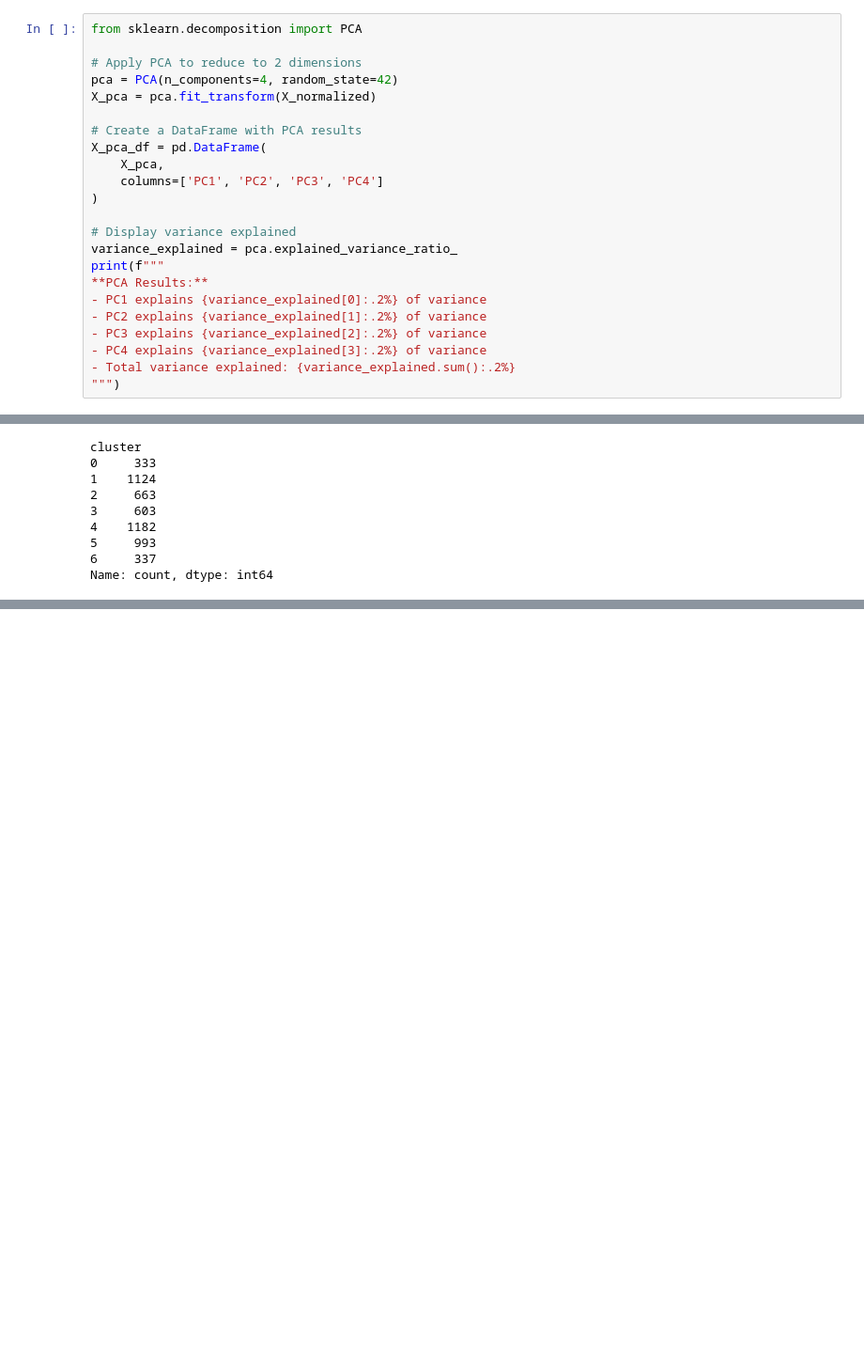
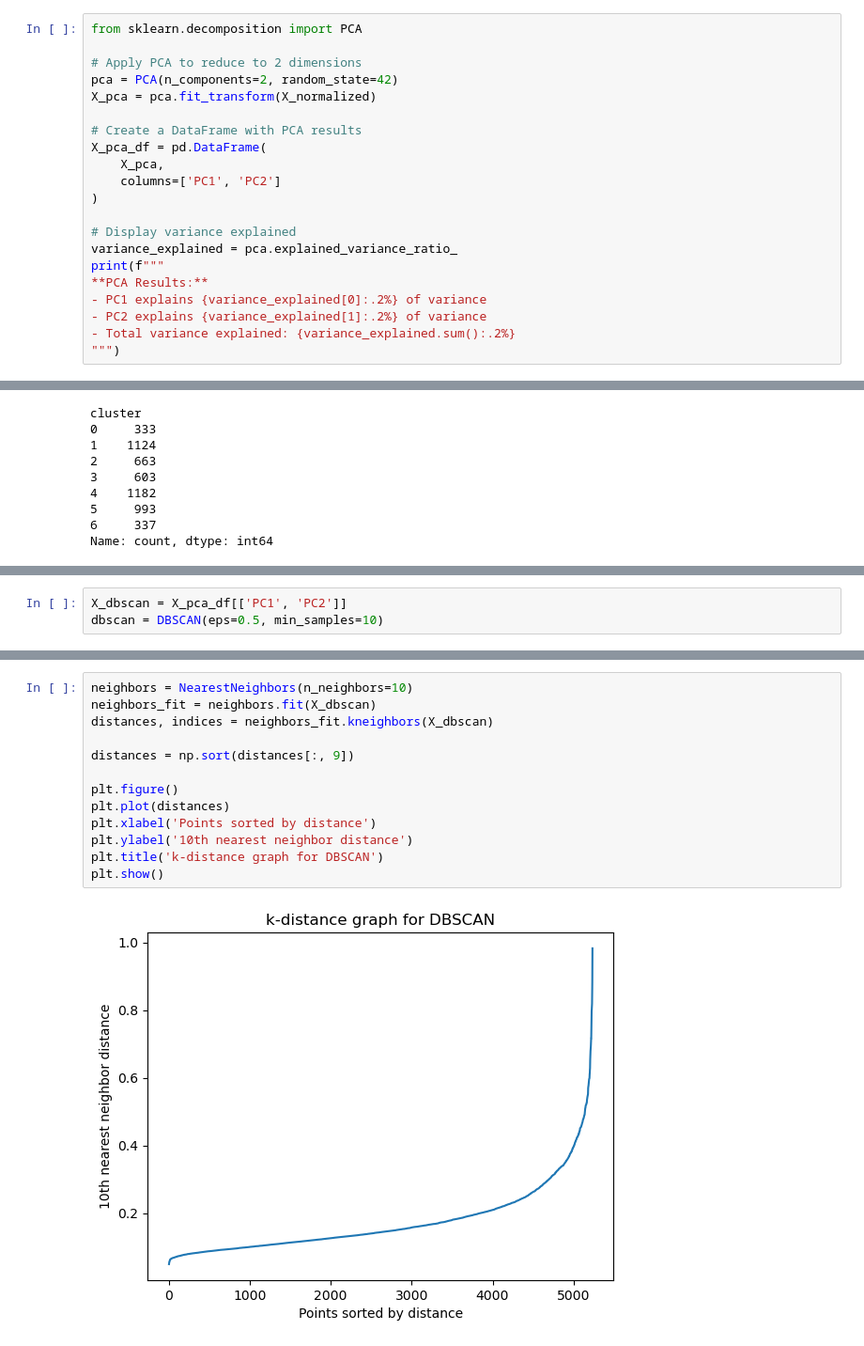
Before and after one commit to Titaniel3/ASDA_2025_Group_1_Portfolio_new, a Jupyter notebook: notebooks/week_11_group_1_notebook.ipynb, the cells around one changed output, grey strips where cells are left out. Shown at 94% size. Saved outputs shown, nothing was run; the diff lists cells and outputs as text; blank space fills up the shorter version.

```diff
--- a/notebooks/week_11_group_1_notebook.ipynb
+++ b/notebooks/week_11_group_1_notebook.ipynb
@@ -298,13 +315,13 @@ centroid_movements
 from sklearn.decomposition import PCA
 
 # Apply PCA to reduce to 2 dimensions
-pca = PCA(n_components=4, random_state=42)
+pca = PCA(n_components=2, random_state=42)
 X_pca = pca.fit_transform(X_normalized)
 
 # Create a DataFrame with PCA results
 X_pca_df = pd.DataFrame(
     X_pca,
-    columns=['PC1', 'PC2', 'PC3', 'PC4']
+    columns=['PC1', 'PC2']
 )
 
 # Display variance explained
@@ -313,8 +330,6 @@ print(f"""
 **PCA Results:**
 - PC1 explains {variance_explained[0]:.2%} of variance
 - PC2 explains {variance_explained[1]:.2%} of variance
-- PC3 explains {variance_explained[2]:.2%} of variance
-- PC4 explains {variance_explained[3]:.2%} of variance
 - Total variance explained: {variance_explained.sum():.2%}
 """)
 # %% [output]
@@ -556,0 +569,3 @@ for f in features:
+# %%
+X_dbscan = X_pca_df[['PC1', 'PC2']]
+dbscan = DBSCAN(eps=0.5, min_samples=10)
@@ -556,0 +604,15 @@ for f in features:
+# %%
+neighbors = NearestNeighbors(n_neighbors=10)
+neighbors_fit = neighbors.fit(X_dbscan)
+distances, indices = neighbors_fit.kneighbors(X_dbscan)
+
+distances = np.sort(distances[:, 9])
+
+plt.figure()
+plt.plot(distances)
+plt.xlabel('Points sorted by distance')
+plt.ylabel('10th nearest neighbor distance')
+plt.title('k-distance graph for DBSCAN')
+plt.show()
+# %% [output]
+[figure, added]
```
Also changed, not shown: parts of 13 cells of this notebook.
